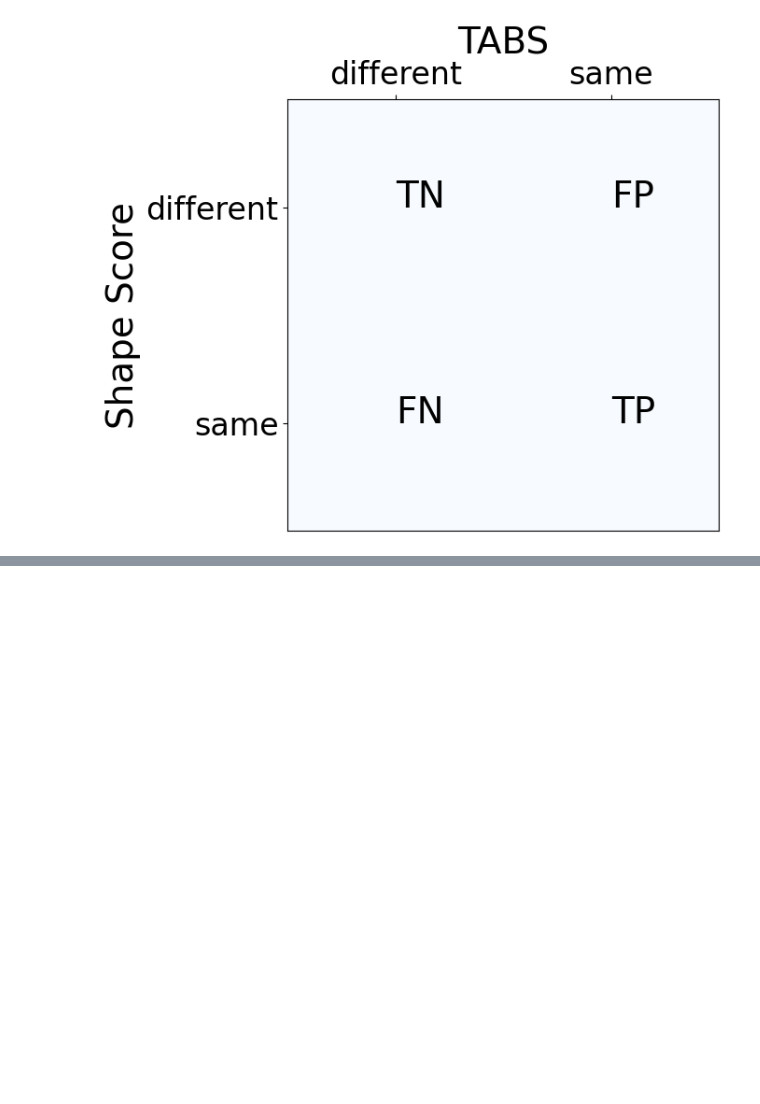
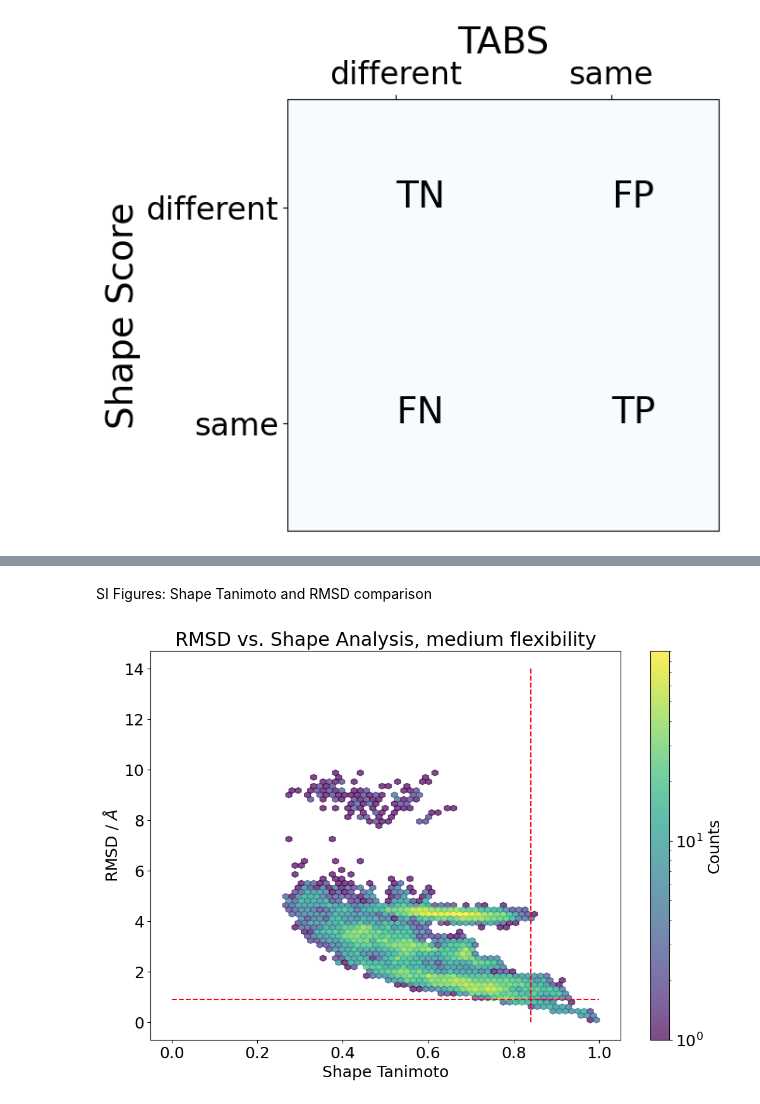
Before and after one commit to rinikerlab/TorsionAngularBinStrings, a Jupyter notebook: Analysis/TabsShapeAnalysis.ipynb, the cells around one changed output, grey strips where cells are left out. Cells and saved outputs as stored; diff of their text form; code cells hidden in the pictures; blank space fills up the shorter version.

```diff
--- a/Analysis/TabsShapeAnalysis.ipynb
+++ b/Analysis/TabsShapeAnalysis.ipynb
@@ -12,0 +51,6 @@ PlotConfusionMatrixSchema('shape');
+# %% [markdown]
+SI Figures: Shape Tanimoto and RMSD comparison
+# %%
+HexbinPlotsForComparisonCategoryAndFlexibilityCategory("RMSD vs. Shape Analysis, medium flexibility", 'Shape Tanimoto', data['shapeTanimoto'], r'RMSD / $\AA$', data['rmsd'], xThreshold=0.84, yThreshold=0.9);
+# %% [output]
+[figure, added]
```
Also changed, not shown: parts of 8 cells of this notebook.
